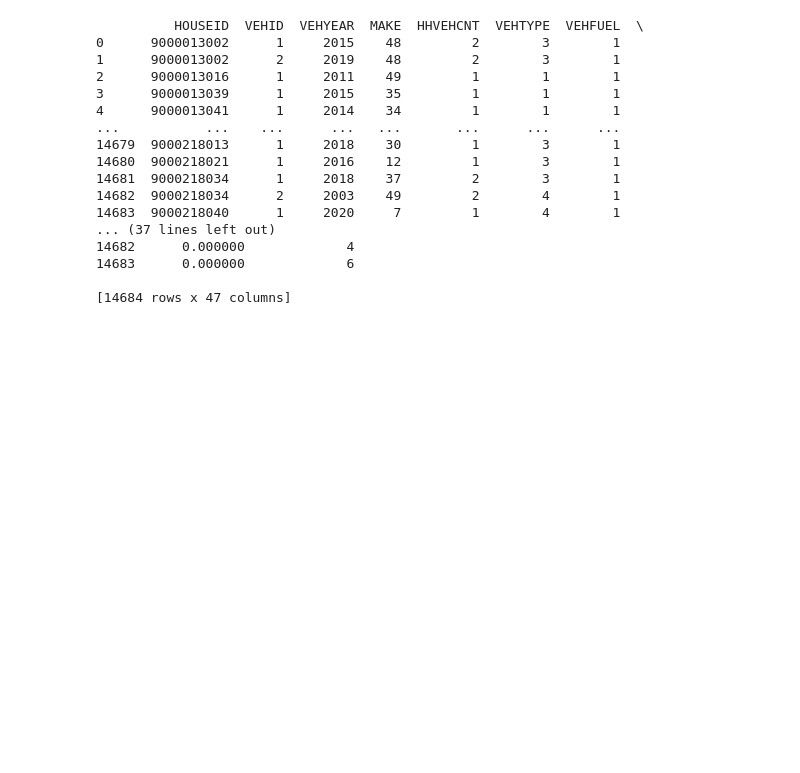
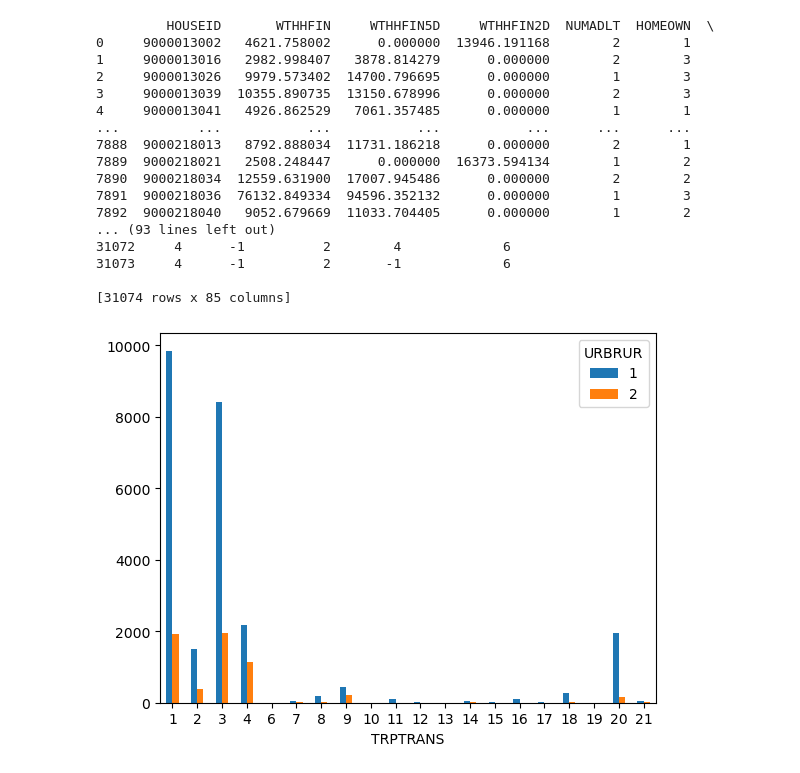
Before and after one commit to Xerconia/Transitlytics, a Jupyter notebook: garrett_eda.ipynb, the cells around one changed output. Drawn from its saved outputs; the diff is of its cells as text; code cells hidden in the pictures; blank space fills up the shorter version.

```diff
--- a/garrett_eda.ipynb
+++ b/garrett_eda.ipynb
@@ -1,26 +1,39 @@
 # %%
 import pandas as pd
 hhv = pd.read_csv("dataset/hhv2pub.csv")
 ldtv = pd.read_csv("dataset/ldtv2pub.csv")
 perv = pd.read_csv("dataset/perv2pub.csv")
 tripv = pd.read_csv("dataset/tripv2pub.csv")
 vehv = pd.read_csv("dataset/vehv2pub.csv")
-print(vehv)
+print(hhv)
+
+
+merged_df = pd.merge(vehv, hhv, on='HOUSEID')
+print(merged_df.head())
+
+# Creating crosstab
+crosstb = pd.crosstab(tripv["TRPTRANS"], tripv["URBRUR"])
+
+# Creating barplot
+barplot = crosstb.plot.bar(rot=0)
+
+print(tripv)
 # %% [output]
-          HOUSEID  VEHID  VEHYEAR  MAKE  HHVEHCNT  VEHTYPE  VEHFUEL  \
-0      9000013002      1     2015    48         2        3        1
-1      9000013002      2     2019    48         2        3        1
-2      9000013016      1     2011    49         1        1        1
-3      9000013039      1     2015    35         1        1        1
-4      9000013041      1     2014    34         1        1        1
-...           ...    ...      ...   ...       ...      ...      ...
-14679  9000218013      1     2018    30         1        3        1
-14680  9000218021      1     2016    12         1        3        1
-14681  9000218034      1     2018    37         2        3        1
-14682  9000218034      2     2003    49         2        4        1
-14683  9000218040      1     2020     7         1        4        1
-... (37 lines left out)
-14682      0.000000             4
-14683      0.000000             6
+         HOUSEID       WTHHFIN     WTHHFIN5D     WTHHFIN2D  NUMADLT  HOMEOWN  \
+0     9000013002   4621.758002      0.000000  13946.191168        2        1
+1     9000013016   2982.998407   3878.814279      0.000000        2        3
+2     9000013026   9979.573402  14700.796695      0.000000        1        3
+3     9000013039  10355.890735  13150.678996      0.000000        2        3
+4     9000013041   4926.862529   7061.357485      0.000000        1        1
+...          ...           ...           ...           ...      ...      ...
+7888  9000218013   8792.888034  11731.186218      0.000000        2        1
+7889  9000218021   2508.248447      0.000000  16373.594134        1        2
+7890  9000218034  12559.631900  17007.945486      0.000000        2        2
+7891  9000218036  76132.849334  94596.352132      0.000000        1        3
+7892  9000218040   9052.679669  11033.704405      0.000000        1        2
+... (93 lines left out)
+31072     4      -1          2        4             6
+31073     4      -1          2       -1             6
 
-[14684 rows x 47 columns]
+[31074 rows x 85 columns]
+[figure, added]
```
Also changed, not shown: parts of 13 cells of this notebook, 1 other file.
